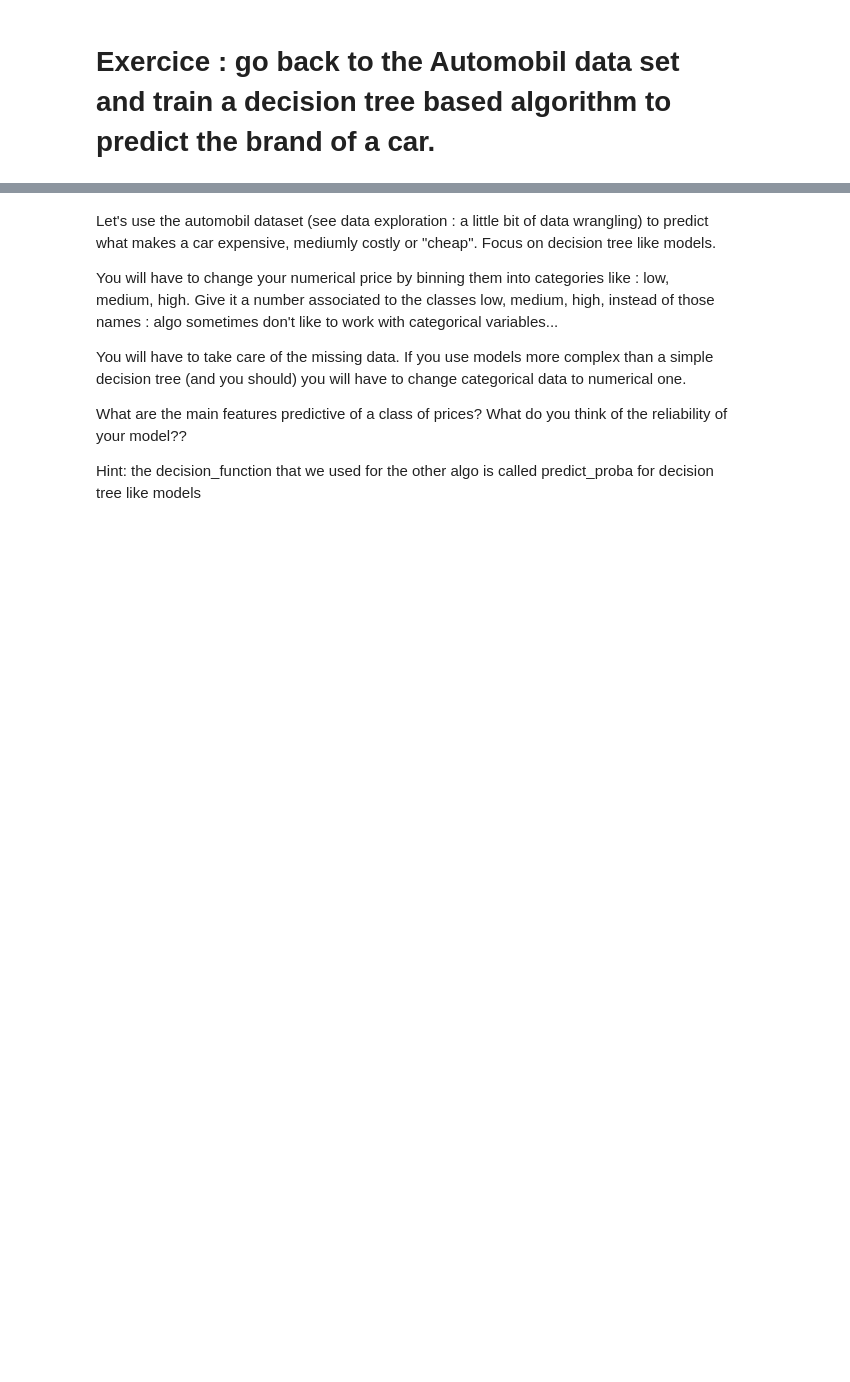
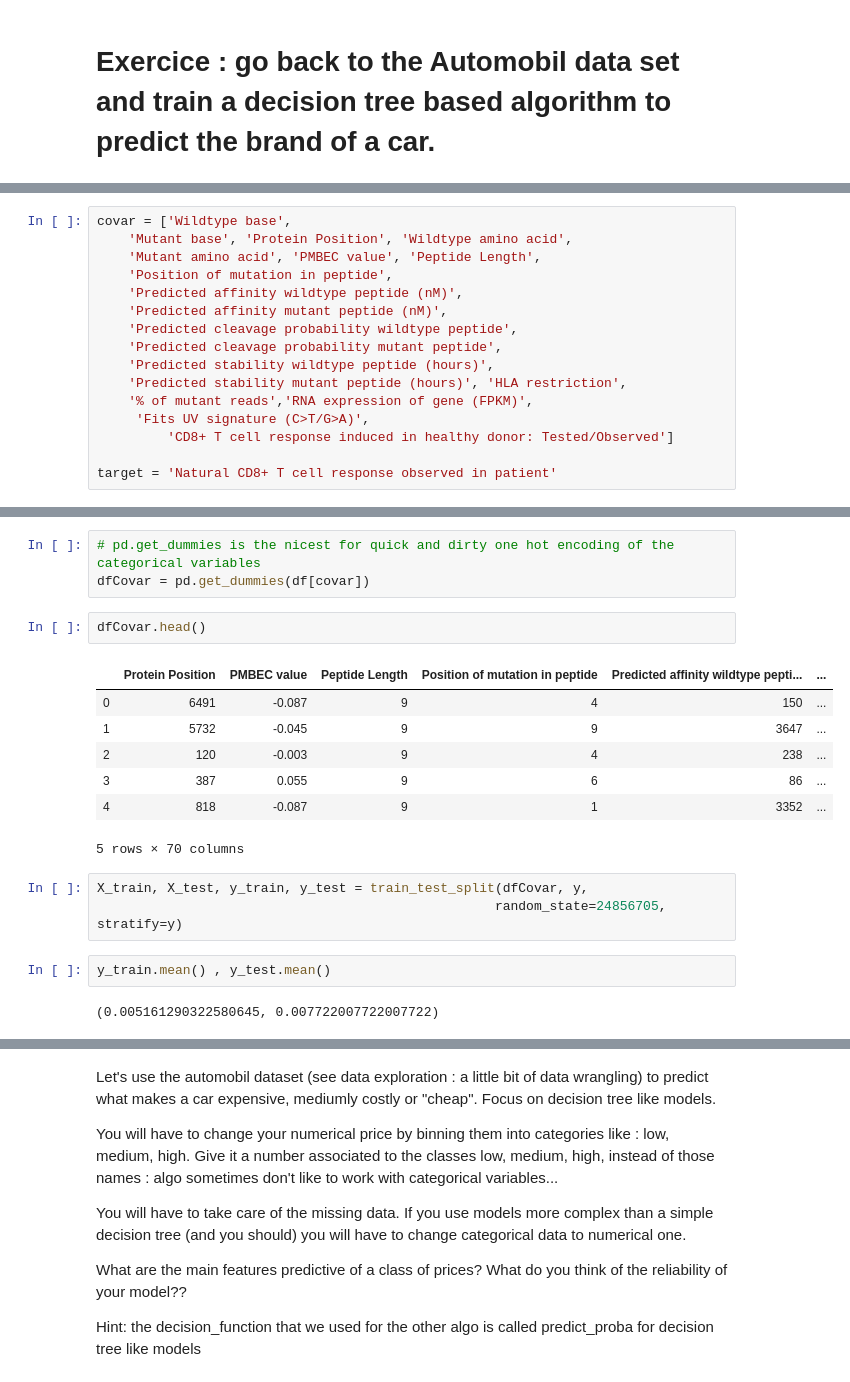
Before and after one commit to sib-swiss/intro-machine-learning-training, a Jupyter notebook: python_notebooks/Chapter_3_Machine_Learning_based_on_decision_trees_for_classification.ipynb, the cells around one changed output, grey strips where cells are left out. Cells and saved outputs as stored; diff of their text form; blank space fills up the shorter version.

```diff
--- a/python_notebooks/Chapter_3_Machine_Learning_based_on_decision_trees_for_classification.ipynb
+++ b/python_notebooks/Chapter_3_Machine_Learning_based_on_decision_trees_for_classification.ipynb
@@ -866,0 +936,16 @@ pd.read_table("../data/")
+# %%
+covar = ['Wildtype base',
+    'Mutant base', 'Protein Position', 'Wildtype amino acid',
+    'Mutant amino acid', 'PMBEC value', 'Peptide Length',
+    'Position of mutation in peptide',
+    'Predicted affinity wildtype peptide (nM)',
+    'Predicted affinity mutant peptide (nM)',
+    'Predicted cleavage probability wildtype peptide',
+    'Predicted cleavage probability mutant peptide',
+    'Predicted stability wildtype peptide (hours)',
+    'Predicted stability mutant peptide (hours)', 'HLA restriction',
+    '% of mutant reads','RNA expression of gene (FPKM)',
+     'Fits UV signature (C>T/G>A)',
+         'CD8+ T cell response induced in healthy donor: Tested/Observed']
+
+target = 'Natural CD8+ T cell response observed in patient'
@@ -866,0 +975,20 @@ pd.read_table("../data/")
+# %%
+# pd.get_dummies is the nicest for quick and dirty one hot encoding of the categorical variables
+dfCovar = pd.get_dummies(df[covar])
+# %%
+dfCovar.head()
+# %% [output]
+|  | Protein Position | PMBEC value | Peptide Length | Position of mutation in peptide | Predicted affinity wildtype pepti... | ... |
+| 0 | 6491 | -0.087 | 9 | 4 | 150 | ... |
+| 1 | 5732 | -0.045 | 9 | 9 | 3647 | ... |
+| 2 | 120 | -0.003 | 9 | 4 | 238 | ... |
+| 3 | 387 | 0.055 | 9 | 6 | 86 | ... |
+| 4 | 818 | -0.087 | 9 | 1 | 3352 | ... |
+5 rows × 70 columns
+# %%
+X_train, X_test, y_train, y_test = train_test_split(dfCovar, y,
+                                                   random_state=24856705, stratify=y)
+# %%
+y_train.mean() , y_test.mean()
+# %% [output]
+(0.005161290322580645, 0.007722007722007722)
```
Also changed, not shown: parts of 13 cells of this notebook.
